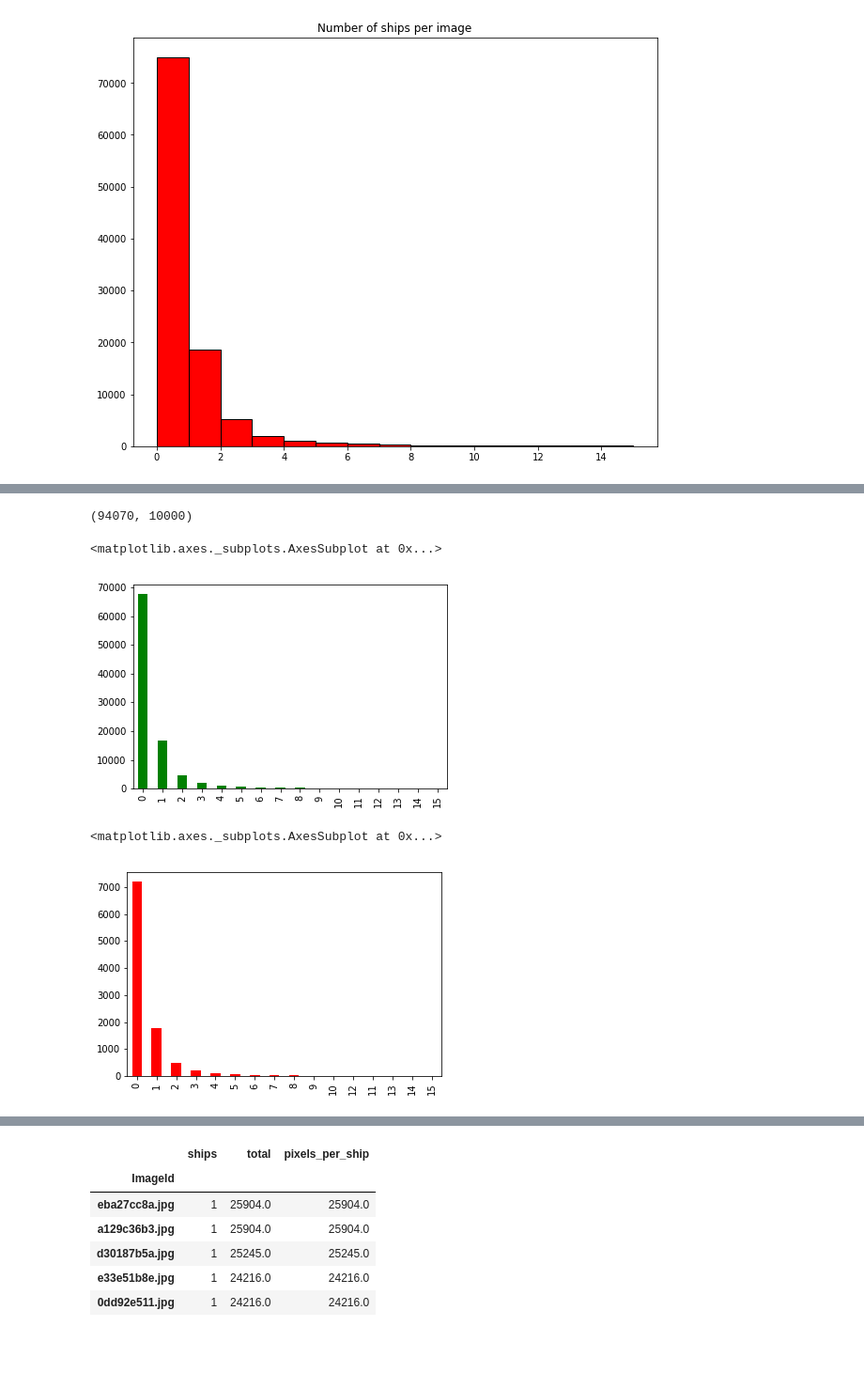
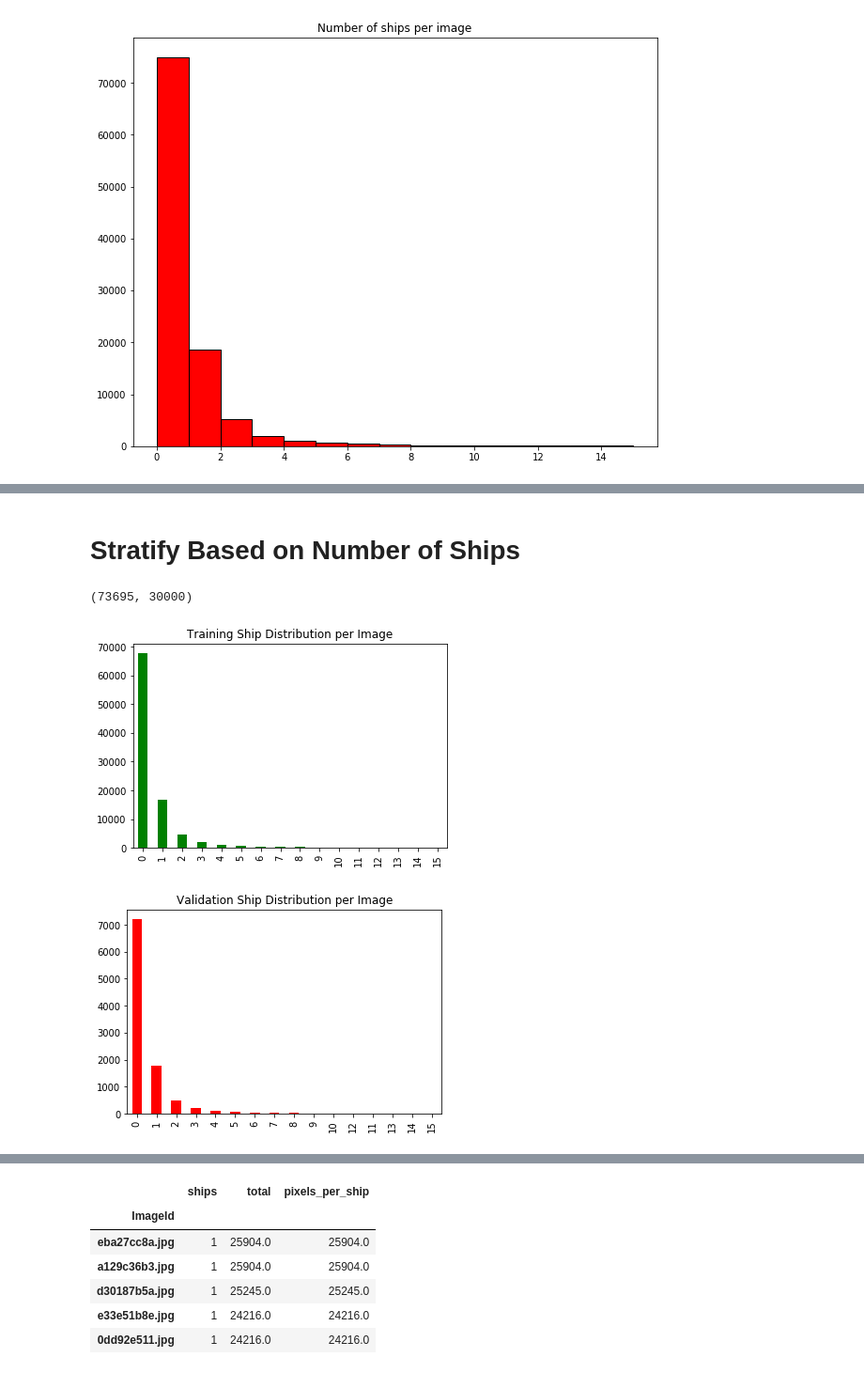
Before and after one commit to WillKoehrsen/airbus, a Jupyter notebook: New Start.ipynb, the cells around one changed output, grey strips where cells are left out. Shown at 94% size. Cells and saved outputs as stored; diff of their text form; code cells hidden in the pictures; blank space fills up the shorter version.

```diff
--- a/New Start.ipynb
+++ b/New Start.ipynb
@@ -160,0 +174,4 @@ sns.distplot(images['total']);
+# %%
+import os
+
+images['file_size_kb'] = images.index.map(lambda x: os.stat(PATH/f'train/{x}').st_size / 1024)
@@ -161,19 +204,23 @@ sns.distplot(images['total']);
+# %%
+images = images[(images['file_size_kb'] > 50) | (images['ships'] > 0)]
+# %% [markdown]
+# Stratify Based on Number of Ships
 # %%
 from sklearn.model_selection import train_test_split
 
 X_train, X_test, ships_train, ships_test = train_test_split(images, images['ships'], stratify = images['ships'],
-                                                            test_size = 10000)
+                                                            test_size = 30000)
 # %%
 len(X_train), len(X_test)
 # %% [output]
-(94070, 10000)
+(73695, 30000)
 # %%
-ships_train.value_counts().plot.bar(color = 'g')
+ships_train.value_counts().plot.bar(color = 'g');
+plt.title('Training Ship Distribution per Image');
 # %% [output]
-<matplotlib.axes._subplots.AxesSubplot at 0x...>
-[figure, old version]
+[figure, new version]
 # %%
-ships_test.value_counts().plot.bar(color = 'r')
+ships_test.value_counts().plot.bar(color = 'r');
+plt.title('Validation Ship Distribution per Image');
 # %% [output]
-<matplotlib.axes._subplots.AxesSubplot at 0x...>
-[figure, old version]
+[figure, new version]
```
Also changed, not shown: parts of 31 cells of this notebook.
